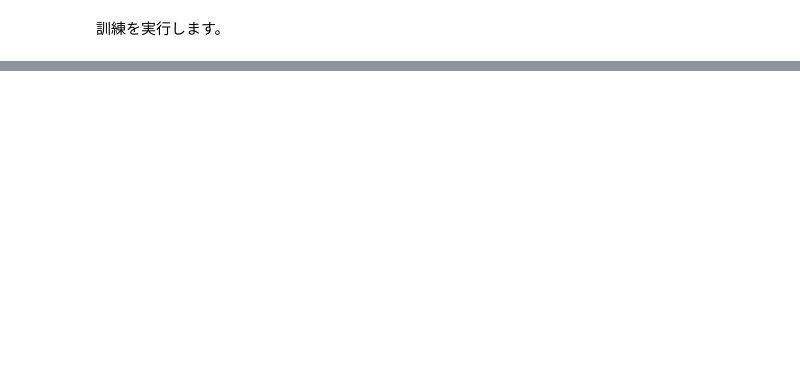
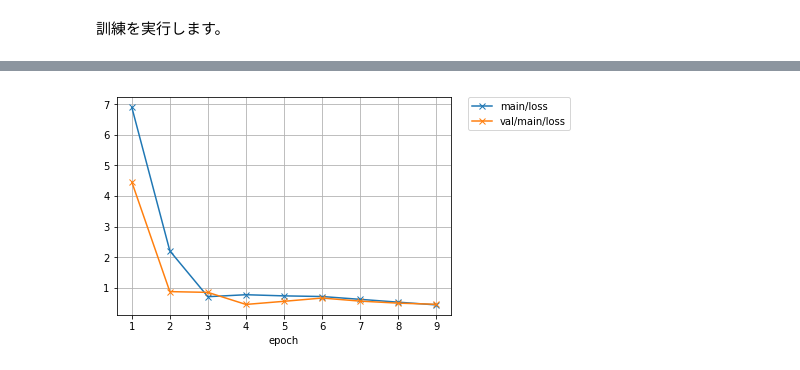
Before and after one commit to chainer/tutorials, a Jupyter notebook: ja/16_Trainer_and_Extension_ja.ipynb, the cells around one changed output, grey strips where cells are left out. Drawn from its saved outputs; the diff is of its cells as text; code cells hidden in the pictures; blank space fills up the shorter version.

```diff
--- a/ja/16_Trainer_and_Extension_ja.ipynb
+++ b/ja/16_Trainer_and_Extension_ja.ipynb
@@ -498,0 +588,4 @@ epoch       main/loss   main/accuracy  val/main/loss  val/main/accuracy  elapsed
+# %%
+Image('results/iris_result5/loss.png')
+# %% [output]
+[figure, added]
```
Also changed, not shown: parts of 89 cells of this notebook, 39 other files.
